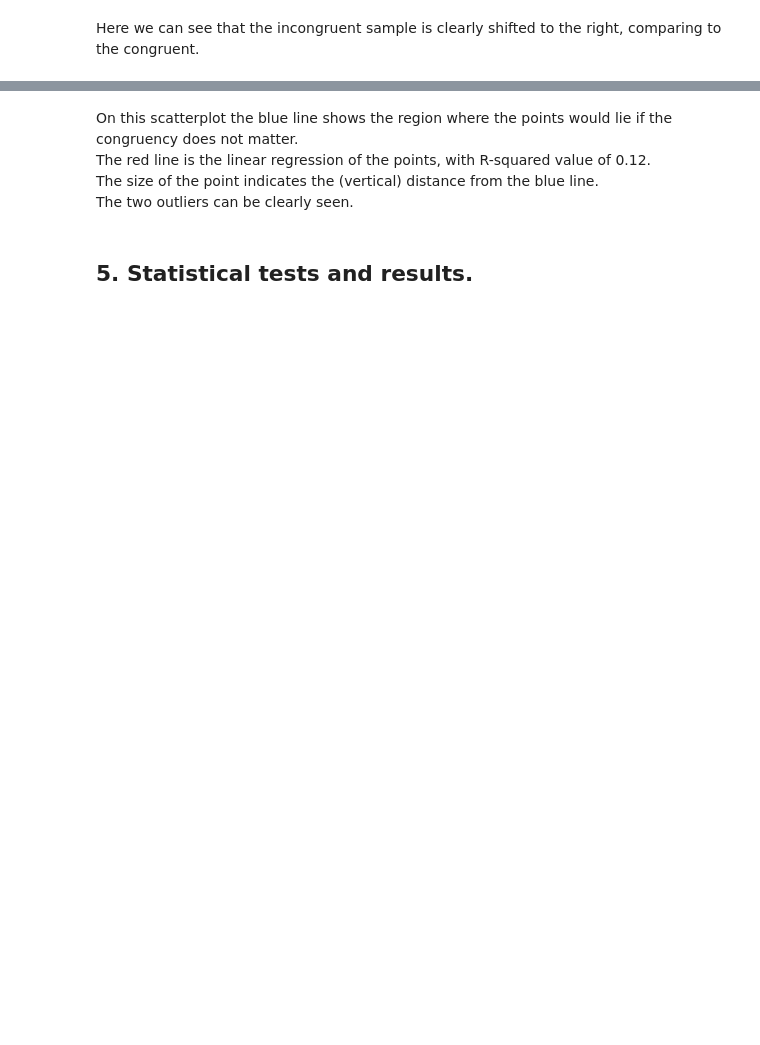
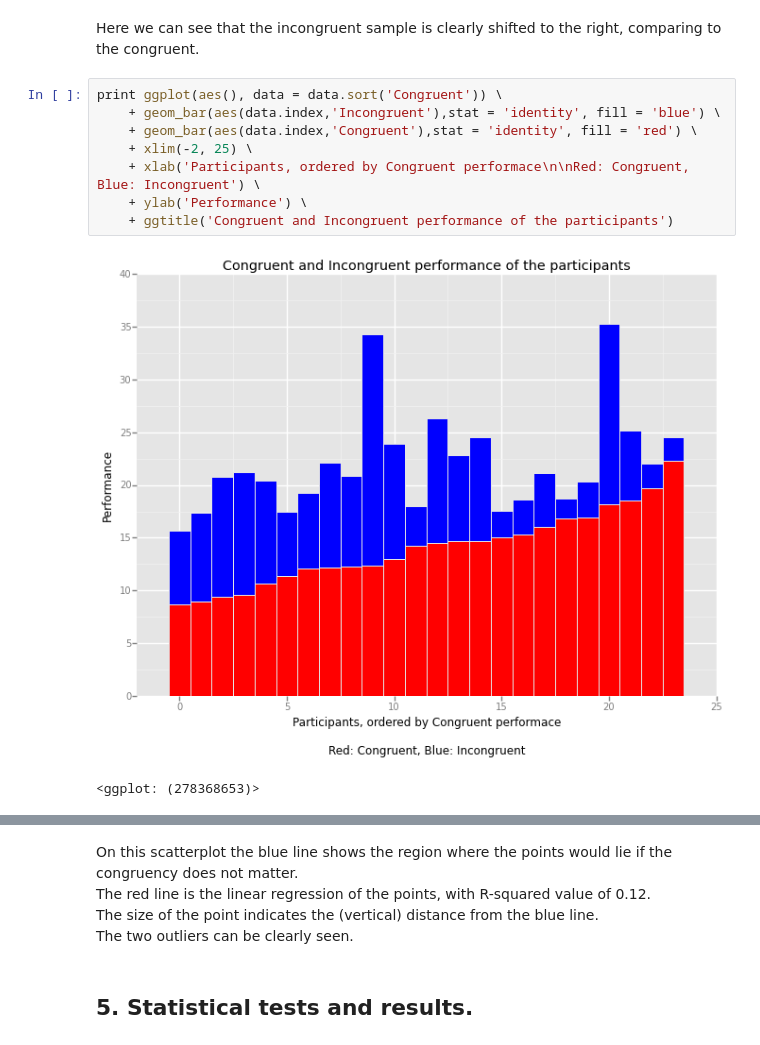
Before and after one commit to smblance/DataAnalystND_Project_1, a Jupyter notebook: Project 1.ipynb, the cells around one changed output, grey strips where cells are left out. Drawn from its saved outputs; the diff is of its cells as text; blank space fills up the shorter version.

```diff
--- a/Project 1.ipynb
+++ b/Project 1.ipynb
@@ -83,2 +85,13 @@ print ggplot(aes(), data = data) \
 # %% [markdown]
 Here we can see that the incongruent sample is clearly shifted to the right, comparing to the congruent.
+# %%
+print ggplot(aes(), data = data.sort('Congruent')) \
+    + geom_bar(aes(data.index,'Incongruent'),stat = 'identity', fill = 'blue') \
+    + geom_bar(aes(data.index,'Congruent'),stat = 'identity', fill = 'red') \
+    + xlim(-2, 25) \
+    + xlab('Participants, ordered by Congruent performace\n\nRed: Congruent, Blue: Incongruent') \
+    + ylab('Performance') \
+    + ggtitle('Congruent and Incongruent performance of the participants')
+# %% [output]
+[figure, added]
+<ggplot: (278368653)>
```
Also changed, not shown: parts of 11 cells of this notebook.
